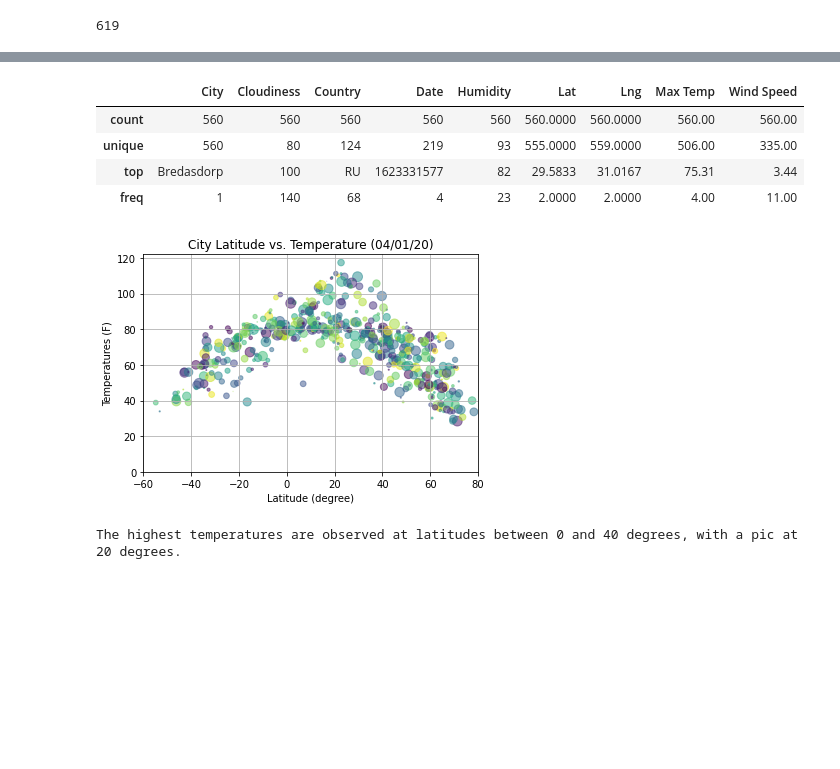
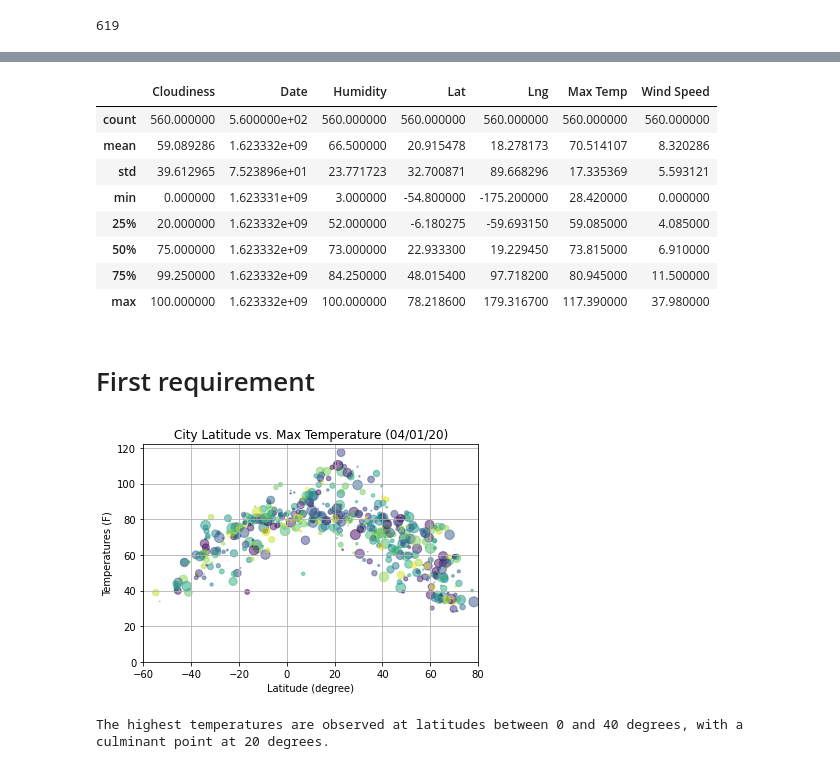
Before and after one commit to davro76/Python_API_Challenge, a Jupyter notebook: WeatherPy/weatherpy.ipynb, the cells around one changed output, grey strips where cells are left out. Saved outputs shown, nothing was run; the diff lists cells and outputs as text; code cells hidden in the pictures; blank space fills up the shorter version.

```diff
--- a/WeatherPy/weatherpy.ipynb
+++ b/WeatherPy/weatherpy.ipynb
@@ -130,3 +131,6 @@ weather_df = weather_df.transpose()
 
 # Download retrieved data into a csv file named cities_output
 weather_df.to_csv("/Users/rodneydavermann/Desktop/Python_api_Challenge/OutputData/cities_output.csv", index=False,header=True, encoding='utf-8')
+
+# Reload the output data set to perform some analysis
+weather_df = pd.read_csv("/Users/rodneydavermann/Desktop/Python_api_Challenge/OutputData/cities_output.csv")
@@ -170,32 +153,38 @@ memory usage: 39.5+ KB
 # Describing weather_df's variables
 weather_df.describe()
 # %% [output]
-|  | City | Cloudiness | Country | Date | Humidity | Lat | Lng | Max Temp | Wind Speed |
-| count | 560 | 560 | 560 | 560 | 560 | 560.0000 | 560.0000 | 560.00 | 560.00 |
-| unique | 560 | 80 | 124 | 219 | 93 | 555.0000 | 559.0000 | 506.00 | 335.00 |
-| top | Bredasdorp | 100 | RU | 1623331577 | 82 | 29.5833 | 31.0167 | 75.31 | 3.44 |
-| freq | 1 | 140 | 68 | 4 | 23 | 2.0000 | 2.0000 | 4.00 | 11.00 |
+|  | Cloudiness | Date | Humidity | Lat | Lng | Max Temp | Wind Speed |
+| count | 560.000000 | 5.600000e+02 | 560.000000 | 560.000000 | 560.000000 | 560.000000 | 560.000000 |
+| mean | 59.089286 | 1.623332e+09 | 66.500000 | 20.915478 | 18.278173 | 70.514107 | 8.320286 |
+| std | 39.612965 | 7.523896e+01 | 23.771723 | 32.700871 | 89.668296 | 17.335369 | 5.593121 |
+| min | 0.000000 | 1.623331e+09 | 3.000000 | -54.800000 | -175.200000 | 28.420000 | 0.000000 |
+| 25% | 20.000000 | 1.623332e+09 | 52.000000 | -6.180275 | -59.693150 | 59.085000 | 4.085000 |
+| 50% | 75.000000 | 1.623332e+09 | 73.000000 | 22.933300 | 19.229450 | 73.815000 | 6.910000 |
+| 75% | 99.250000 | 1.623332e+09 | 84.250000 | 48.015400 | 97.718200 | 80.945000 | 11.500000 |
+| max | 100.000000 | 1.623332e+09 | 100.000000 | 78.218600 | 179.316700 | 117.390000 | 37.980000 |
+# %% [markdown]
+# First requirement
 # %%
 # Latitude vs. Temperature Plot
 
 N = 560
 x = weather_df["Lat"]
 y = weather_df["Max Temp"]
 colors = np.random.rand(N)
 area = (10 * np.random.rand(N))**2
 plt.scatter(x, y, s=area, c=colors, alpha=0.5)
 plt.grid()
 plt.xlabel("Latitude (degree)")
 plt.ylabel("Temperatures (F)")
-plt.title("City Latitude vs. Temperature (04/01/20)")
+plt.title("City Latitude vs. Max Temperature (04/01/20)")
 plt.xlim(-60,80)
 plt.ylim(0,122)
 plt.savefig("/Users/rodneydavermann/Desktop/Python_api_Challenge/OutputData/LatitudeTemperature.png")
 plt.show()
-print("The highest temperatures are observed at latitudes between 0 and 40 degrees, with a pic at 20 degrees.")
+print("The highest temperatures are observed at latitudes between 0 and 40 degrees, with a culminant point at 20 degrees.")
 # %% [output]
-[figure, old version]
+[figure, new version]
-The highest temperatures are observed at latitudes between 0 and 40 degrees, with a pic at 20 degrees.
+The highest temperatures are observed at latitudes between 0 and 40 degrees, with a culminant point at 20 degrees.
 # %%
 # Latitude vs. Humidity Plot
 N = 560
```
Also changed, not shown: parts of 10 cells of this notebook, 5 other files.
